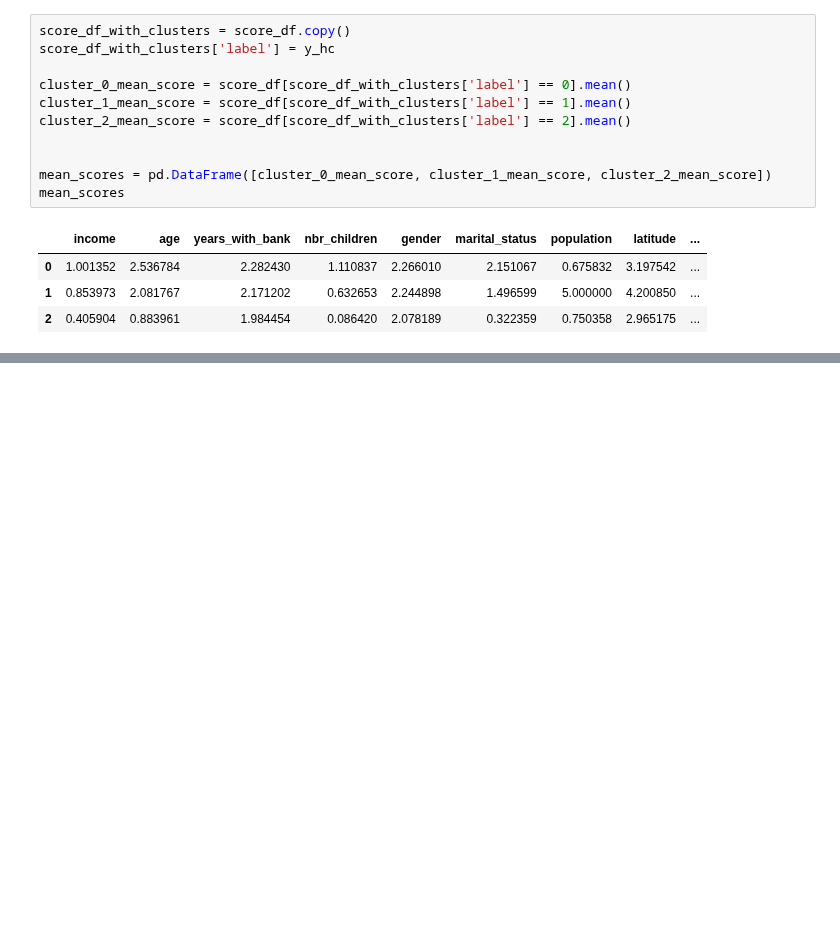
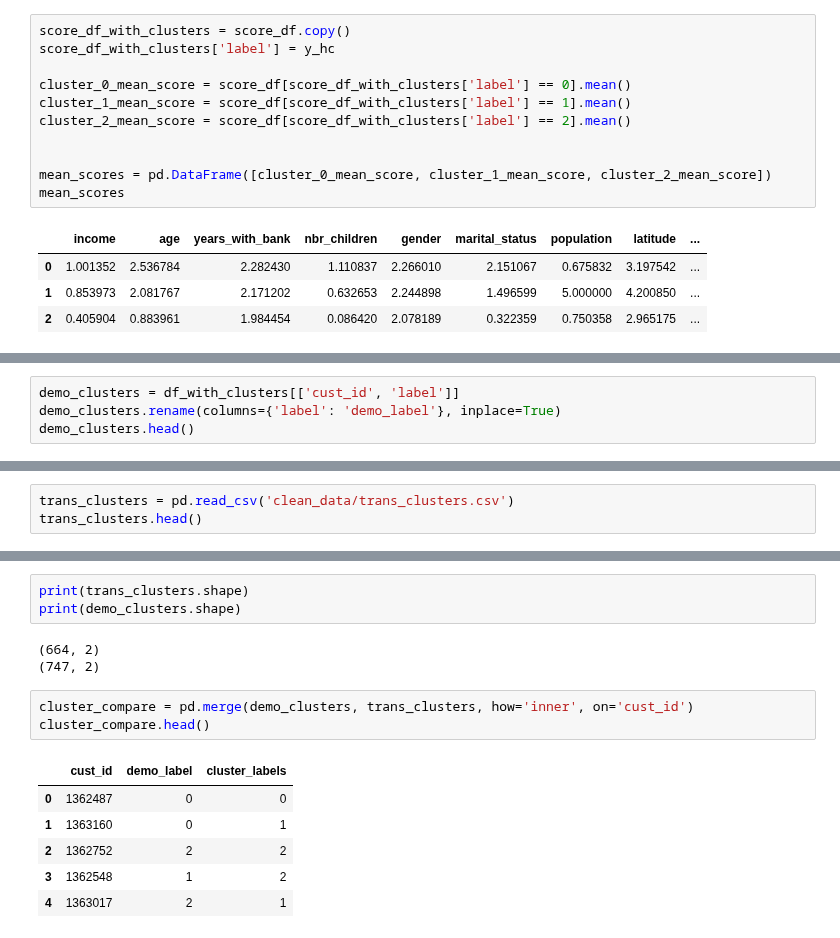
Before and after one commit to btmarsh6/mini-project-III, a Jupyter notebook: Ben_Clustering.ipynb, the cells around one changed output, grey strips where cells are left out. Cells and saved outputs as stored; diff of their text form; blank space fills up the shorter version.

```diff
--- a/Ben_Clustering.ipynb
+++ b/Ben_Clustering.ipynb
@@ -434,0 +469,4 @@ fig.show()
+# %%
+demo_clusters = df_with_clusters[['cust_id', 'label']]
+demo_clusters.rename(columns={'label': 'demo_label'}, inplace=True)
+demo_clusters.head()
@@ -434,0 +483,3 @@ fig.show()
+# %%
+trans_clusters = pd.read_csv('clean_data/trans_clusters.csv')
+trans_clusters.head()
@@ -434,0 +493,16 @@ fig.show()
+# %%
+print(trans_clusters.shape)
+print(demo_clusters.shape)
+# %% [output]
+(664, 2)
+(747, 2)
+# %%
+cluster_compare = pd.merge(demo_clusters, trans_clusters, how='inner', on='cust_id')
+cluster_compare.head()
+# %% [output]
+|  | cust_id | demo_label | cluster_labels |
+| 0 | 1362487 | 0 | 0 |
+| 1 | 1363160 | 0 | 1 |
+| 2 | 1362752 | 2 | 2 |
+| 3 | 1362548 | 1 | 2 |
+| 4 | 1363017 | 2 | 1 |
```
Also changed, not shown: parts of 18 cells of this notebook, 1 other file.
